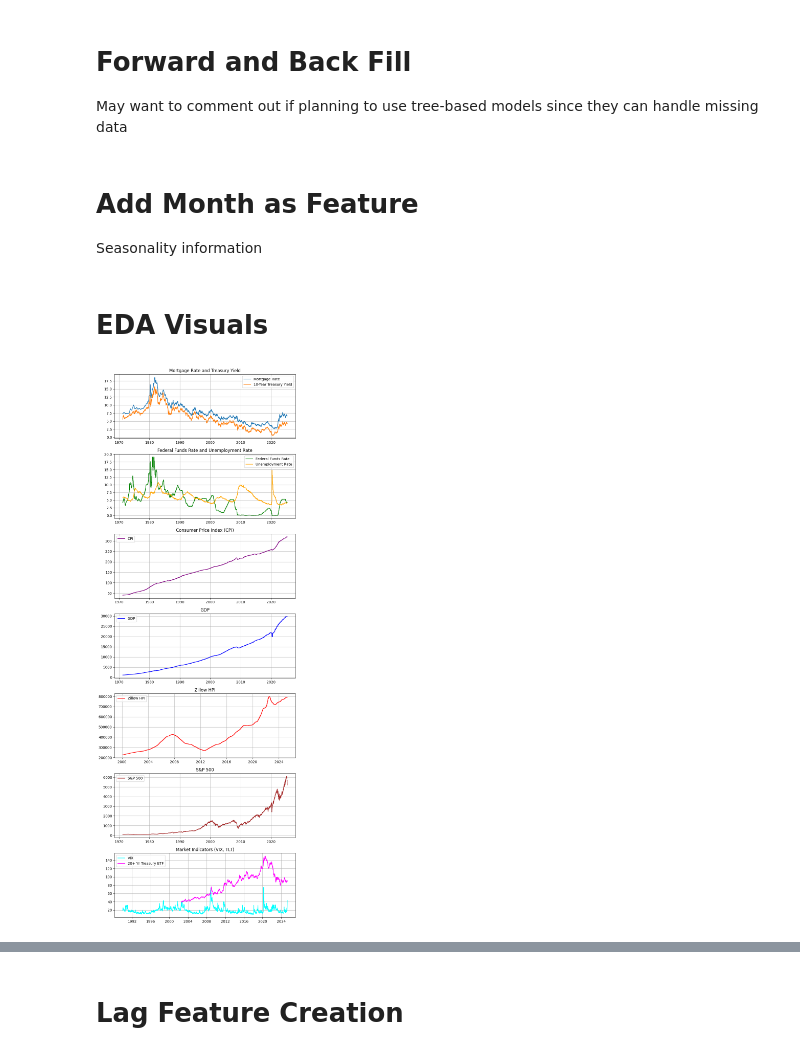
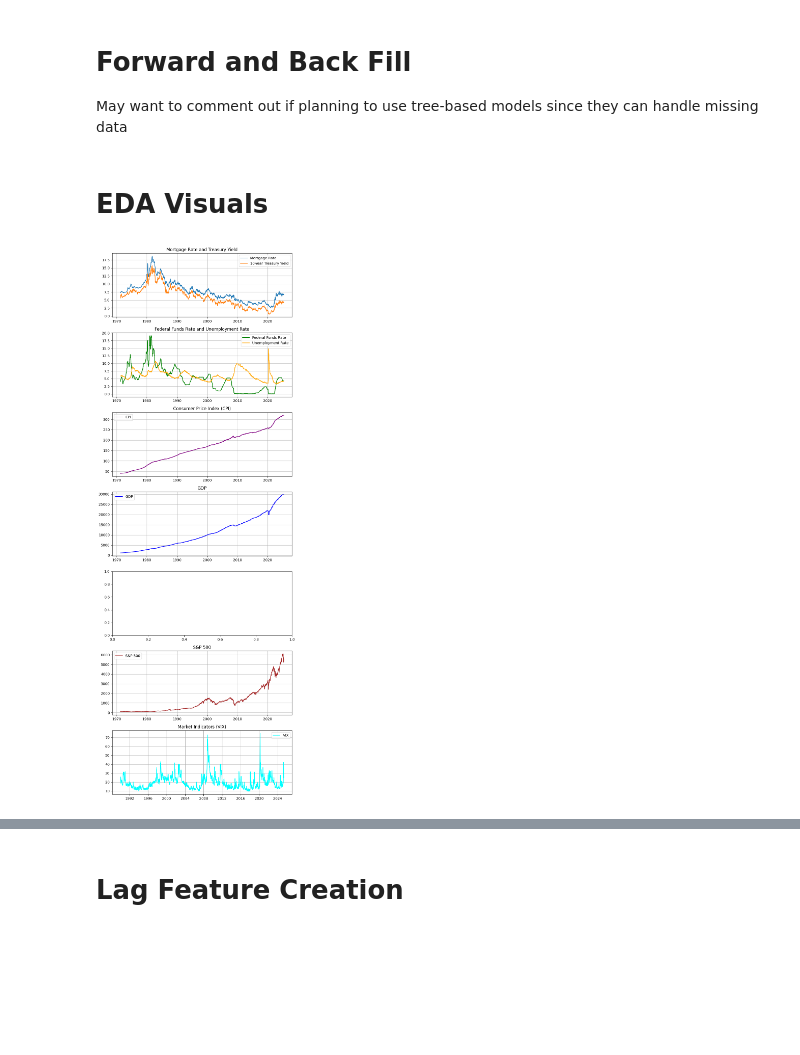
Before and after one commit to chrisprasanna/mortgage-rate-prediction, a Jupyter notebook: notebooks/mortgage_rate_EDA.ipynb, the cells around one changed output, grey strips where cells are left out. Saved outputs shown, nothing was run; the diff lists cells and outputs as text; code cells hidden in the pictures; blank space fills up the shorter version.

```diff
--- a/notebooks/mortgage_rate_EDA.ipynb
+++ b/notebooks/mortgage_rate_EDA.ipynb
@@ -104,7 +104,13 @@ data_frames = {name: fetch_fred_data(code) for code, name in series_ids.items()}
 # %% [markdown]
 # Stock & Bond Market Indicators (via Yahoo Finance)
 # %%
-yahoo_tickers = ['^GSPC', '^VIX', 'TLT', 'MBS', 'FNMA']  # S&P 500, VIX, 20+ Yr Treasury ETF, Mortgage-Backed Securities
+yahoo_tickers = [
+    '^GSPC', # S&P 500
+    '^VIX', # VIX
+    # 'TLT', # 20+ Year Treasury ETF
+    # 'MBS', # Mortgage-Backed Securities
+    'FNMA', # Fannie Mae 30-Year Fixed Rate Mortgage
+    ]
 
 yahoo_data = yf.download(yahoo_tickers, start="1971-04-02", group_by='ticker')
 # %% [output]
@@ -298,7 +303,10 @@ def get_nltk_news_sentiment(topic="mortgage rates", start_date=datetime(2024, 1,
 # Merge All
 # %%
 combined = pd.concat([df for df in data_frames.values()], axis=1)
-combined = pd.concat([combined, zillow_data], axis=1)
+
+# Zillow data only available in 21st century. Skip it for now.
+# combined = pd.concat([combined, zillow_data], axis=1)
+
 combined = combined.resample("W").mean()
 # %%
 # Add Sentiment Features (per week)
@@ -316,4 +322,6 @@ Index(['MORTGAGE30US', 'DGS10', 'FEDFUNDS', 'CPIAUCSL', 'UNRATE', 'GDP',
       dtype='object')
+# %%
+combined['MORTGAGE30US_diff'] = combined['MORTGAGE30US'].diff()
 # %% [markdown]
 # Forward and Back Fill
 May want to comment out if planning to use tree-based models since they can handle missing data
@@ -323,11 +331,6 @@ combined.ffill(inplace=True)
 
 # # Fill any remaining NaNs with backward fill method
 # combined.bfill(inplace=True)
-# %% [markdown]
-# Add Month as Feature
-Seasonality information
-# %%
-combined['Month'] = combined.index.month
 # %% [markdown]
 # EDA Visuals
 # %%
@@ -342,39 +345,33 @@ axes[0].legend()
 axes[0].grid()
 
 axes[1].set_title("Federal Funds Rate and Unemployment Rate")
 axes[1].plot(combined.index, combined["FEDFUNDS"], label="Federal Funds Rate", color="green")
 axes[1].plot(combined.index, combined["UNRATE"], label="Unemployment Rate", color="orange")
 axes[1].legend()
 axes[1].grid()
 
 axes[2].set_title("Consumer Price Index (CPI)")
 axes[2].plot(combined.index, combined["CPIAUCSL"], label="CPI", color="purple")
 axes[2].legend()
 axes[2].grid()
 
 axes[3].set_title("GDP")
 axes[3].plot(combined.index, combined["GDP"], label="GDP", color="blue")
 axes[3].legend()
 axes[3].grid()
 
-axes[4].set_title("Zillow HPI")
-axes[4].plot(combined.index, combined["Zillow_HPI"], label="Zillow HPI", color="red")
-axes[4].legend()
-axes[4].grid()
-
 axes[5].set_title("S&P 500")
 axes[5].plot(combined.index, combined["^GSPC"], label="S&P 500", color="brown")
 axes[5].legend()
 axes[5].grid()
 
-axes[6].set_title("Market Indicators (VIX, TLT)")
+axes[6].set_title("Market Indicators (VIX)")
 axes[6].plot(combined.index, combined["^VIX"], label="VIX", color="cyan")
-axes[6].plot(combined.index, combined["TLT"], label="20+ Yr Treasury ETF", color="magenta")
 axes[6].legend()
 axes[6].grid()
 
 plt.tight_layout()
 plt.show()
 # %% [output]
-[figure, old version]
+[figure, new version]
 # %%
```
Also changed, not shown: parts of 7 cells of this notebook, 8 other files.
